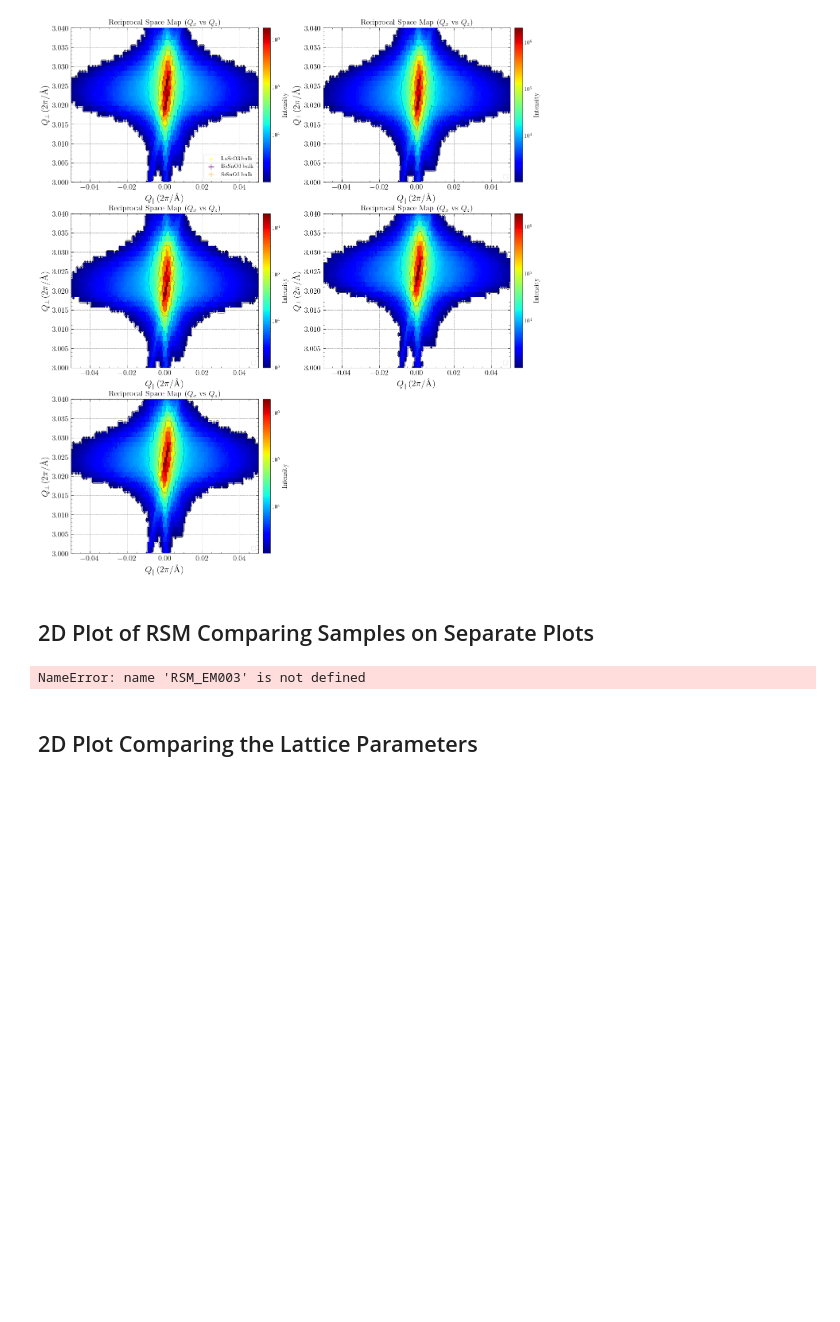
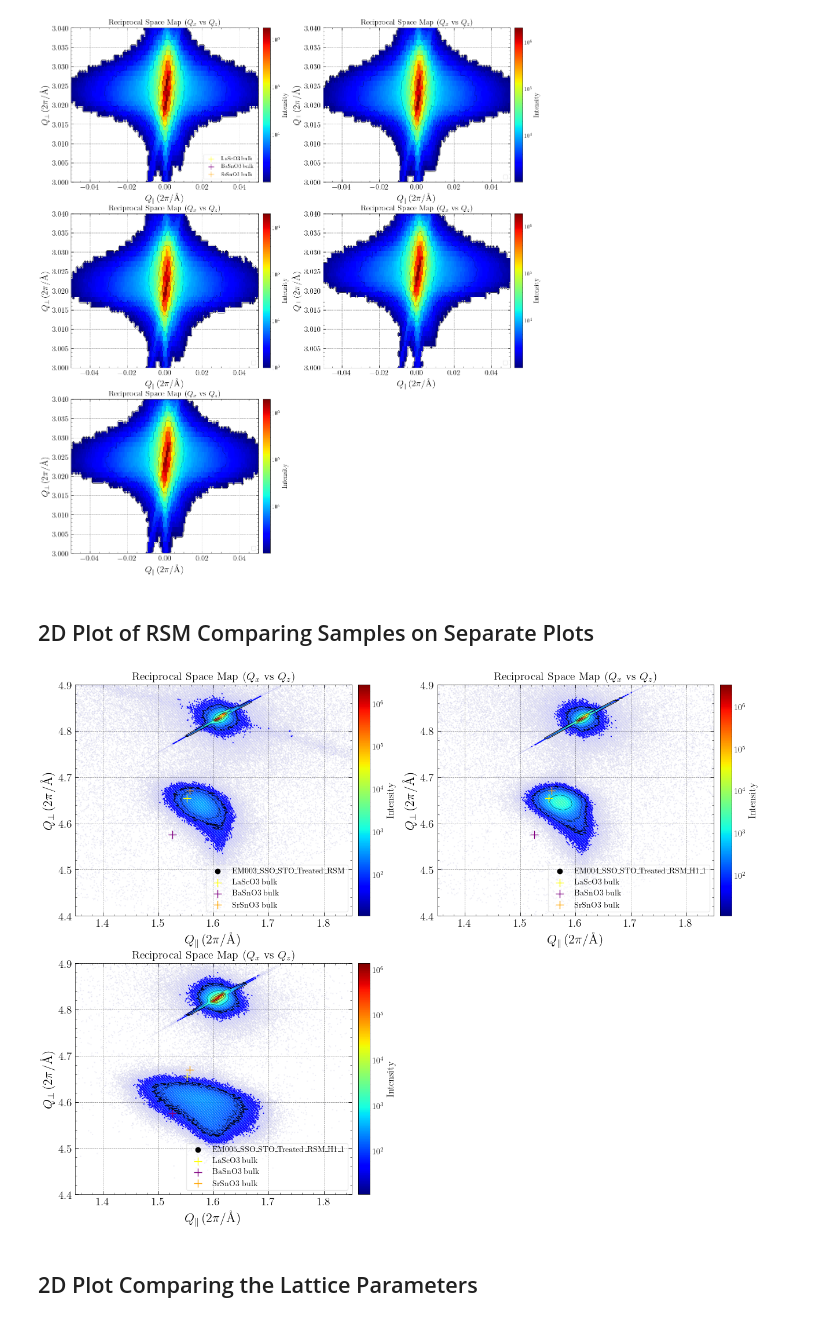
Before and after one commit to hc3413/Thin_Film_Analysis, a Jupyter notebook: RSM_Analysis.ipynb, the cells around one changed output. Cells and saved outputs as stored; diff of their text form; code cells hidden in the pictures; blank space fills up the shorter version.

```diff
--- a/RSM_Analysis.ipynb
+++ b/RSM_Analysis.ipynb
@@ -30,30 +30,31 @@ film_thickness = 1e-9 # Film thickness in meters
 # %%
 # The data is loaded from a folder, then the plots are returned to that same folder
 #d_1 = XRD_RSM(root_XRD, folder_name = 'HC002')
-# RSM_HC001 = RSM(root_XRD, folder_name = 'HC001')
-# RSM_HC002 = RSM(root_XRD, folder_name = 'HC002')
-# RSM_HC006 = RSM(root_XRD, folder_name = 'HC006')
-# RSM_HC008 = RSM(root_XRD, folder_name = 'HC008')
-# RSM_HC009 = RSM(root_XRD, folder_name = 'HC009')
-# RSM_HC011 = RSM(root_XRD, folder_name = 'HC011')
-# RSM_HC012 = RSM(root_XRD, folder_name = 'HC012')
-# RSM_HC013 = RSM(root_XRD, folder_name = 'HC013')
-# RSM_HC014 = RSM(root_XRD, folder_name = 'HC014')
-# RSM_HC015 = RSM(root_XRD, folder_name = 'HC015')
-# RSM_HC017 = RSM(root_XRD, folder_name = 'HC017')
-# RSM_HC018 = RSM(root_XRD, folder_name = 'HC018')
+RSM_HC001 = RSM(root_XRD, folder_name = 'HC001')
+RSM_HC002 = RSM(root_XRD, folder_name = 'HC002')
+RSM_HC006 = RSM(root_XRD, folder_name = 'HC006')
+RSM_HC008 = RSM(root_XRD, folder_name = 'HC008')
+RSM_HC009 = RSM(root_XRD, folder_name = 'HC009')
+RSM_HC011 = RSM(root_XRD, folder_name = 'HC011')
+RSM_HC012 = RSM(root_XRD, folder_name = 'HC012')
+RSM_HC013 = RSM(root_XRD, folder_name = 'HC013')
+RSM_HC014 = RSM(root_XRD, folder_name = 'HC014')
+RSM_HC015 = RSM(root_XRD, folder_name = 'HC015')
+RSM_HC017 = RSM(root_XRD, folder_name = 'HC017')
+RSM_HC018 = RSM(root_XRD, folder_name = 'HC018')
 
-# RSM_DR004 = RSM(root_XRD, folder_name = 'DR004')
-# RSM_DR005 = RSM(root_XRD, folder_name = 'DR005')
+RSM_DR004 = RSM(root_XRD, folder_name = 'DR004')
+RSM_DR005 = RSM(root_XRD, folder_name = 'DR005')
 RSM_DR008 = RSM(root_XRD, folder_name = 'DR008att2')
 
 
-# RSM_JT071 = RSM(root_XRD, folder_name = 'JT071')
-# RSM_JT082 = RSM(root_XRD, folder_name = 'JT082')
-# RSM_JT090 = RSM(root_XRD, folder_name = 'JT090')
+RSM_JT071 = RSM(root_XRD, folder_name = 'JT071')
+RSM_JT082 = RSM(root_XRD, folder_name = 'JT082')
+RSM_JT090 = RSM(root_XRD, folder_name = 'JT090')
 
-# RSM_EM001 = RSM(root_XRD, folder_name = 'EM001')
-# RSM_EM002 = RSM(root_XRD, folder_name = 'EM002')
-# RSM_EM003 = RSM(root_XRD, folder_name = 'EM003')
-# RSM_EM004 = RSM(root_XRD, folder_name = 'EM004')
+RSM_EM001 = RSM(root_XRD, folder_name = 'EM001')
+RSM_EM002 = RSM(root_XRD, folder_name = 'EM002')
+RSM_EM003 = RSM(root_XRD, folder_name = 'EM003')
+RSM_EM004 = RSM(root_XRD, folder_name = 'EM004')
+RSM_EM005 = RSM(root_XRD, folder_name = 'EM005')
 # %% [output]
@@ -93,14 +94,14 @@ fig1 = RSM_plot_sep(dat = single_dat,threshold_filt = 10, grid_filt = 1, resolut
 # %%
 #def plot_2D_comparison(dat: tuple = None, threshold_filt: float = 0, log_scale: bool = True, x_lim = None, y_lim = None, plot_type: str = 'scatter', ax_unit: str = 'reciprocal'):
 
-sep_data_in = [RSM_EM003, RSM_EM004]#[RSM_HC001,RSM_HC002,RSM_HC006, RSM_HC008, RSM_HC009, RSM_HC011, RSM_HC014, RSM_HC012, RSM_HC013, RSM_HC015, RSM_HC017, RSM_HC018, RSM_DR004] # Note that the function takes the first item
+sep_data_in = [RSM_EM003, RSM_EM004, RSM_EM005]#[RSM_HC001,RSM_HC002,RSM_HC006, RSM_HC008, RSM_HC009, RSM_HC011, RSM_HC014, RSM_HC012, RSM_HC013, RSM_HC015, RSM_HC017, RSM_HC018, RSM_DR004] # Note that the function takes the first item
 fig2 = RSM_plot_sep(dat = sep_data_in, threshold_filt = 10, grid_filt = 90, resolution_scaling=None, plot_type = 'contour', ax_unit='reciprocal',x_lim = [1.35, 1.85], y_lim = [4.4, 4.9])#,x_lim = [2.8, 5.2], y_lim = [3.8, 4.2])
 
 
 
 #fig2.savefig(f'{sep_data_in[0].folder_path}/RSMsep.png', dpi=600, bbox_inches='tight', transparent=True)
 # %% [output]
-NameError: name 'RSM_EM003' is not defined
+[figure, added]
 # %% [markdown]
 ## 2D Plot Comparing the Lattice Parameters
 # %%
```
Also changed, not shown: parts of 2 cells of this notebook, 3 other files.
